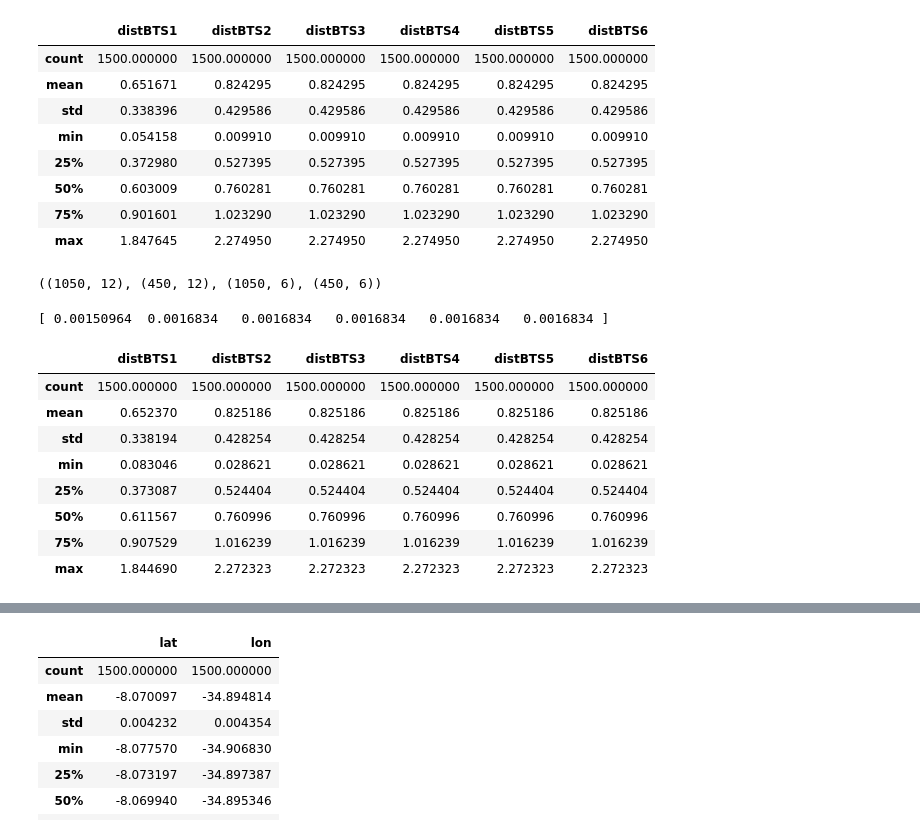
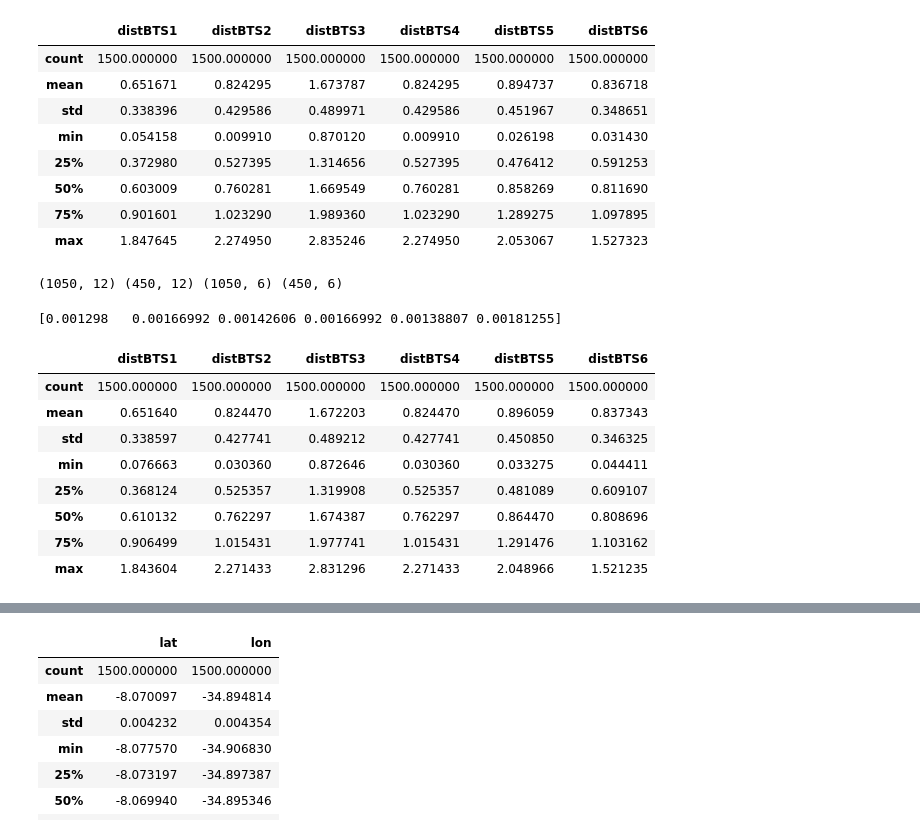
Before and after one commit to arma29/c-moveis, a Jupyter notebook: DistanceRegressor.ipynb, the cells around one changed output, grey strips where cells are left out. Drawn from its saved outputs; the diff is of its cells as text; code cells hidden in the pictures.

Commit message:
Correcting distance calculator

```diff
--- a/DistanceRegressor.ipynb
+++ b/DistanceRegressor.ipynb
@@ -74,34 +74,34 @@ x_scaled = transformerX.transform(x)
 # %%
 bts1_coord = np.tile(bts_data[['lat', 'lon']].iloc[0].values, (1500,1))
 data['distBTS1'] = getDistance(data[['lat', 'lon']].values, bts1_coord)
 
 bts2_coord = np.tile(bts_data[['lat', 'lon']].iloc[1].values, (1500,1))
 data['distBTS2'] = getDistance(data[['lat', 'lon']].values, bts2_coord)
 
 bts3_coord = np.tile(bts_data[['lat', 'lon']].iloc[2].values, (1500,1))
-data['distBTS3'] = getDistance(data[['lat', 'lon']].values, bts2_coord)
+data['distBTS3'] = getDistance(data[['lat', 'lon']].values, bts3_coord)
 
 bts4_coord = np.tile(bts_data[['lat', 'lon']].iloc[3].values, (1500,1))
-data['distBTS4'] = getDistance(data[['lat', 'lon']].values, bts2_coord)
+data['distBTS4'] = getDistance(data[['lat', 'lon']].values, bts4_coord)
 
 bts5_coord = np.tile(bts_data[['lat', 'lon']].iloc[4].values, (1500,1))
-data['distBTS5'] = getDistance(data[['lat', 'lon']].values, bts2_coord)
+data['distBTS5'] = getDistance(data[['lat', 'lon']].values, bts5_coord)
 
 bts6_coord = np.tile(bts_data[['lat', 'lon']].iloc[5].values, (1500,1))
-data['distBTS6'] = getDistance(data[['lat', 'lon']].values, bts2_coord)
+data['distBTS6'] = getDistance(data[['lat', 'lon']].values, bts6_coord)
 
 y = data[['distBTS1', 'distBTS2', 'distBTS3', 'distBTS4', 'distBTS5', 'distBTS6']]
 y.describe()
 # %% [output]
 |  | distBTS1 | distBTS2 | distBTS3 | distBTS4 | distBTS5 | distBTS6 |
 | count | 1500.000000 | 1500.000000 | 1500.000000 | 1500.000000 | 1500.000000 | 1500.000000 |
-| mean | 0.651671 | 0.824295 | 0.824295 | 0.824295 | 0.824295 | 0.824295 |
-| std | 0.338396 | 0.429586 | 0.429586 | 0.429586 | 0.429586 | 0.429586 |
-| min | 0.054158 | 0.009910 | 0.009910 | 0.009910 | 0.009910 | 0.009910 |
-| 25% | 0.372980 | 0.527395 | 0.527395 | 0.527395 | 0.527395 | 0.527395 |
-| 50% | 0.603009 | 0.760281 | 0.760281 | 0.760281 | 0.760281 | 0.760281 |
-| 75% | 0.901601 | 1.023290 | 1.023290 | 1.023290 | 1.023290 | 1.023290 |
-| max | 1.847645 | 2.274950 | 2.274950 | 2.274950 | 2.274950 | 2.274950 |
+| mean | 0.651671 | 0.824295 | 1.673787 | 0.824295 | 0.894737 | 0.836718 |
+| std | 0.338396 | 0.429586 | 0.489971 | 0.429586 | 0.451967 | 0.348651 |
+| min | 0.054158 | 0.009910 | 0.870120 | 0.009910 | 0.026198 | 0.031430 |
+| 25% | 0.372980 | 0.527395 | 1.314656 | 0.527395 | 0.476412 | 0.591253 |
+| 50% | 0.603009 | 0.760281 | 1.669549 | 0.760281 | 0.858269 | 0.811690 |
+| 75% | 0.901601 | 1.023290 | 1.989360 | 1.023290 | 1.289275 | 1.097895 |
+| max | 1.847645 | 2.274950 | 2.835246 | 2.274950 | 2.053067 | 1.527323 |
 # %%
 transformerY = StandardScaler().fit(y)
 y_scaled = transformerY.transform(y)
@@ -113,7 +113,7 @@ print(X_train.shape, X_test.shape, y_train.shape, y_test.shape)
 invX = transformerX.inverse_transform
 invY = transformerY.inverse_transform
 # %% [output]
-((1050, 12), (450, 12), (1050, 6), (450, 6))
+(1050, 12) (450, 12) (1050, 6) (450, 6)
 # %%
 knn = MultiOutputRegressor(KNeighborsRegressor(n_neighbors=3))
 knn.fit(X_train, y_train)
@@ -123,7 +123,7 @@ knnpredict = invY(knn.predict(X_test))
 
 print (np.mean((knnpredict - knnreal)**2, axis=0))
 # %% [output]
-[ 0.00150964  0.0016834   0.0016834   0.0016834   0.0016834   0.0016834 ]
+[0.001298   0.00166992 0.00142606 0.00166992 0.00138807 0.00181255]
 # %%
 d2 = invY(knn.predict(x_scaled))
 
@@ -133,13 +133,13 @@ df2.describe()
 # %% [output]
 |  | distBTS1 | distBTS2 | distBTS3 | distBTS4 | distBTS5 | distBTS6 |
 | count | 1500.000000 | 1500.000000 | 1500.000000 | 1500.000000 | 1500.000000 | 1500.000000 |
-| mean | 0.652370 | 0.825186 | 0.825186 | 0.825186 | 0.825186 | 0.825186 |
-| std | 0.338194 | 0.428254 | 0.428254 | 0.428254 | 0.428254 | 0.428254 |
-| min | 0.083046 | 0.028621 | 0.028621 | 0.028621 | 0.028621 | 0.028621 |
-| 25% | 0.373087 | 0.524404 | 0.524404 | 0.524404 | 0.524404 | 0.524404 |
-| 50% | 0.611567 | 0.760996 | 0.760996 | 0.760996 | 0.760996 | 0.760996 |
-| 75% | 0.907529 | 1.016239 | 1.016239 | 1.016239 | 1.016239 | 1.016239 |
-| max | 1.844690 | 2.272323 | 2.272323 | 2.272323 | 2.272323 | 2.272323 |
+| mean | 0.651640 | 0.824470 | 1.672203 | 0.824470 | 0.896059 | 0.837343 |
+| std | 0.338597 | 0.427741 | 0.489212 | 0.427741 | 0.450850 | 0.346325 |
+| min | 0.076663 | 0.030360 | 0.872646 | 0.030360 | 0.033275 | 0.044411 |
+| 25% | 0.368124 | 0.525357 | 1.319908 | 0.525357 | 0.481089 | 0.609107 |
+| 50% | 0.610132 | 0.762297 | 1.674387 | 0.762297 | 0.864470 | 0.808696 |
+| 75% | 0.906499 | 1.015431 | 1.977741 | 1.015431 | 1.291476 | 1.103162 |
+| max | 1.843604 | 2.271433 | 2.831296 | 2.271433 | 2.048966 | 1.521235 |
 # %%
 data['distBTS1'] = df2['distBTS1']
 data['distBTS2'] = df2['distBTS2']
```
Also changed, not shown: parts of 5 cells of this notebook.
